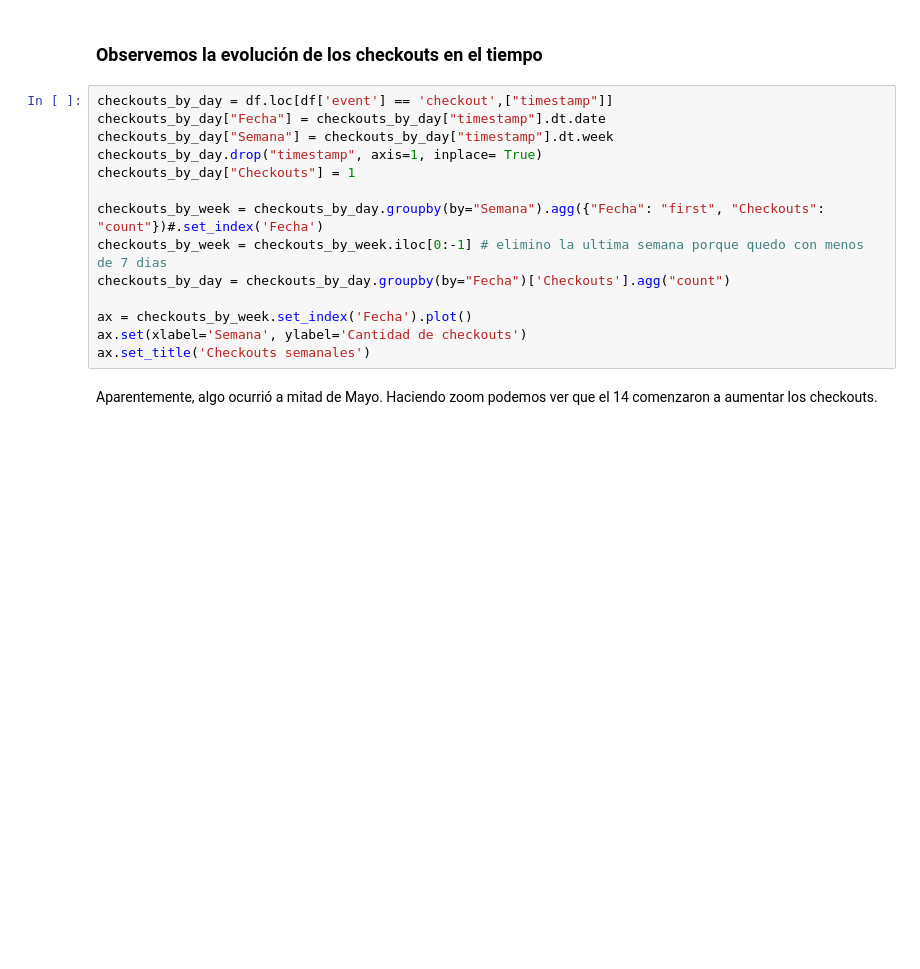
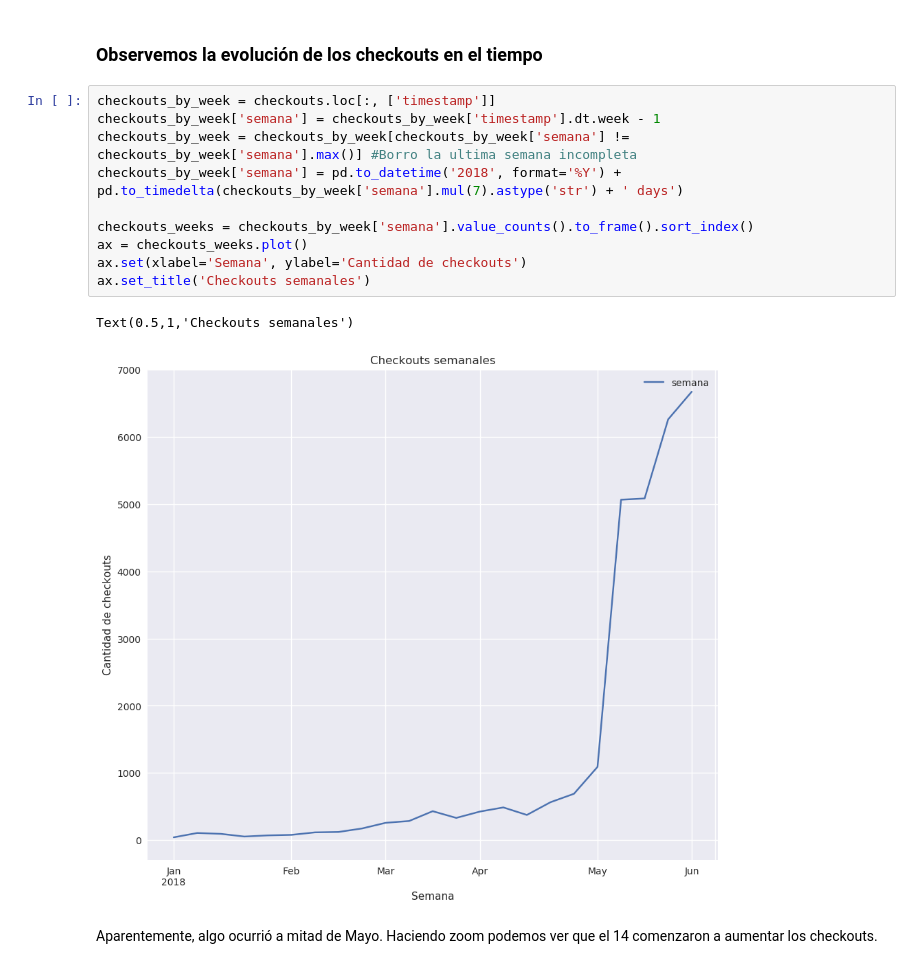
Before and after one commit to AlejandroKler/Datos-TP1, a Jupyter notebook: Analisis_eventos.ipynb, the cells around one changed output. Drawn from its saved outputs; the diff is of its cells as text; blank space fills up the shorter version.

```diff
--- a/Analisis_eventos.ipynb
+++ b/Analisis_eventos.ipynb
@@ -318,20 +495,19 @@ checkouts = df.loc[df['event'] == 'checkout',["sku","timestamp","person","model"
 conversiones = df.loc[df['event'] == 'conversion',["sku","timestamp","person","model","condition","storage","color"]]
 # %% [markdown]
 ### Observemos la evolución de los checkouts en el tiempo
-# %%
-checkouts_by_day = df.loc[df['event'] == 'checkout',["timestamp"]]
-checkouts_by_day["Fecha"] = checkouts_by_day["timestamp"].dt.date
-checkouts_by_day["Semana"] = checkouts_by_day["timestamp"].dt.week
-checkouts_by_day.drop("timestamp", axis=1, inplace= True)
-checkouts_by_day["Checkouts"] = 1
-
-checkouts_by_week = checkouts_by_day.groupby(by="Semana").agg({"Fecha": "first", "Checkouts": "count"})#.set_index('Fecha')
-checkouts_by_week = checkouts_by_week.iloc[0:-1] # elimino la ultima semana porque quedo con menos de 7 dias
-checkouts_by_day = checkouts_by_day.groupby(by="Fecha")['Checkouts'].agg("count")
-
-ax = checkouts_by_week.set_index('Fecha').plot()
-ax.set(xlabel='Semana', ylabel='Cantidad de checkouts')
-ax.set_title('Checkouts semanales')
+# %%
+checkouts_by_week = checkouts.loc[:, ['timestamp']]
+checkouts_by_week['semana'] = checkouts_by_week['timestamp'].dt.week - 1
+checkouts_by_week = checkouts_by_week[checkouts_by_week['semana'] != checkouts_by_week['semana'].max()] #Borro la ultima semana incompleta
+checkouts_by_week['semana'] = pd.to_datetime('2018', format='%Y') + pd.to_timedelta(checkouts_by_week['semana'].mul(7).astype('str') + ' days')
+
+checkouts_weeks = checkouts_by_week['semana'].value_counts().to_frame().sort_index()
+ax = checkouts_weeks.plot()
+ax.set(xlabel='Semana', ylabel='Cantidad de checkouts')
+ax.set_title('Checkouts semanales')
+# %% [output]
+Text(0.5,1,'Checkouts semanales')
+[figure, added]
 # %% [markdown]
 Aparentemente, algo ocurrió a mitad de Mayo. Haciendo zoom podemos ver que el 14 comenzaron a aumentar los checkouts.
 # %%
```
Also changed, not shown: parts of 50 cells of this notebook, 1 other file.
